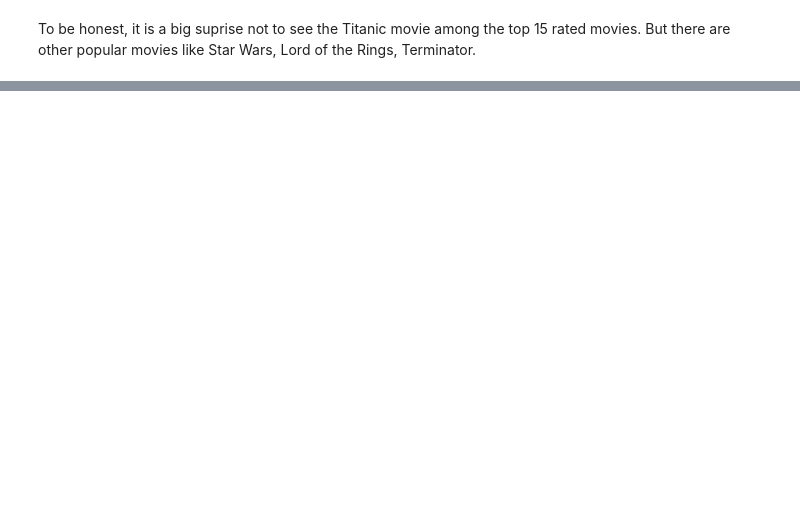
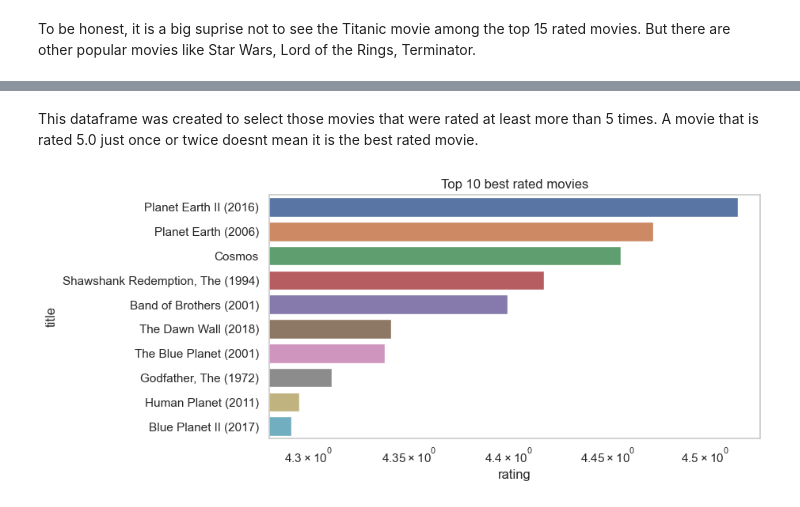
Before and after one commit to YinkaOlusola/movie_recommendation_project, a Jupyter notebook: project_notebook.ipynb, the cells around one changed output, grey strips where cells are left out. Drawn from its saved outputs; the diff is of its cells as text; code cells hidden in the pictures; blank space fills up the shorter version.

```diff
--- a/project_notebook.ipynb
+++ b/project_notebook.ipynb
@@ -545,0 +731,18 @@ plt.show()
+# %%
+# Create a new dataframe from the train_movies dataframe to get the average rating
+copied_train = train_df.copy()
+
+# Drop any duplicated information
+copied_train.drop_duplicates(['title','genres'], inplace = True)
+
+# Get the  avarage rating for each movie in the data
+total_ratings = train_df.groupby(['movieId','genres']).mean()['rating'].reset_index()
+
+# Merge the the copied and the total_ratings to create a new data
+copied_train = copied_train.merge(total_ratings, on = 'movieId')
+
+copied_train.drop(columns=['userId','rating_x','genres_y'],inplace=True) # Delete the duplicated columns
+
+copied_train.rename(columns={'genres_x':'genres','rating_y':'rating'},inplace=True) # Rename the columns
+
+copied_train.head()
@@ -545,0 +760,14 @@ plt.show()
+# %%
+# Create a dataframe to check how many times a particular movie has been rated
+user_rated = pd.DataFrame(train_df['movieId'].value_counts().reset_index())
+
+user_rated.rename(columns = {'index':'movieId','movieId':'Number_of_ratings'},inplace = True) # Rename the columns
+
+copied_train = copied_train.merge(user_rated, on ='movieId') # Combine the train dataset with the User_rated data
+
+# Filter the data
+copied_train = copied_train[copied_train['Number_of_ratings'] > 20] # Find the movies which have number of ratings for more than 20
+
+copied_train = copied_train.sort_values('rating',ascending=False) # Sort the values by the rating feature
+
+copied_train.head()
@@ -545,0 +781,10 @@ plt.show()
+# %% [markdown]
+This dataframe was created to select those movies that were rated at least more than 5 times. A movie that is rated 5.0 just once or twice doesnt mean it is the best rated movie.
+# %%
+ax = sns.set(style="whitegrid", rc={'figure.figsize':(8,4)})
+ax = sns.barplot(x=copied_train.rating.head(10), y=copied_train.title.head(10))
+ax.set(xscale="log")
+sns.color_palette()
+plt.title('Top 10 best rated movies');
+# %% [output]
+[figure, added]
```
Also changed, not shown: parts of 57 cells of this notebook.
